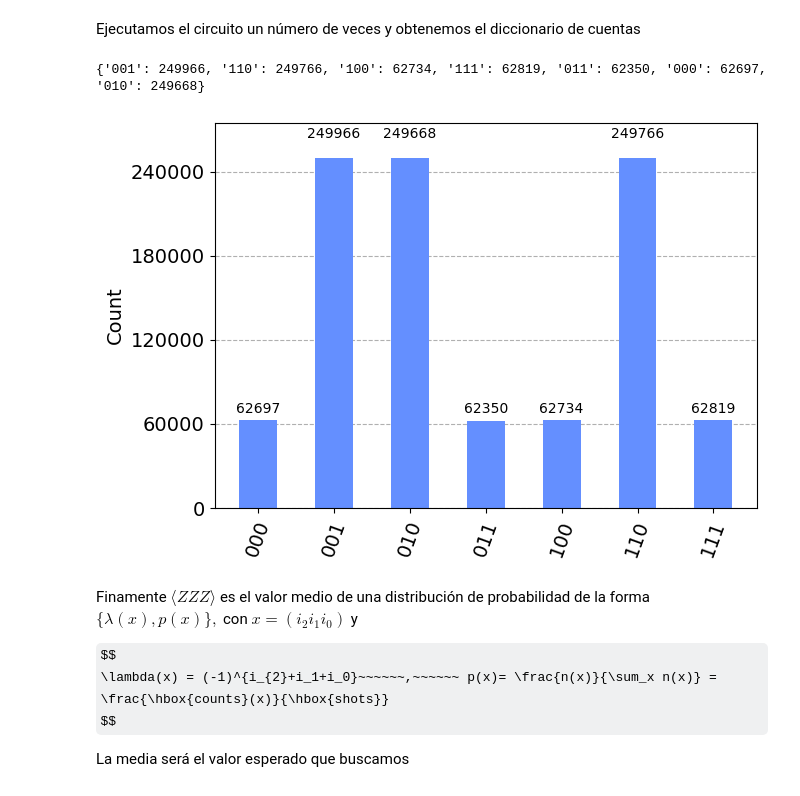
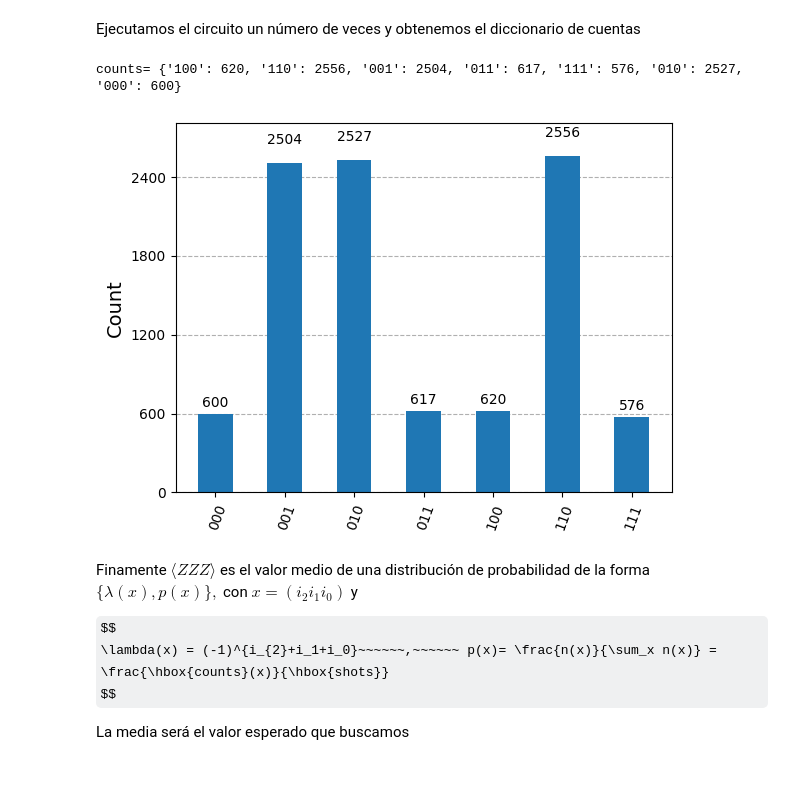
Before and after one commit to jamasole/FICC_notebook, a Jupyter notebook: 02_Cubits/026_El_Arte_de_Medir_II.ipynb, the cells around one changed output. Saved outputs shown, nothing was run; the diff lists cells and outputs as text; code cells hidden in the pictures; some formulas as TeX source.

```diff
--- a/02_Cubits/026_El_Arte_de_Medir_II.ipynb
+++ b/02_Cubits/026_El_Arte_de_Medir_II.ipynb
@@ -414,17 +427,18 @@ qc.draw(output='mpl')
 # %% [markdown]
 Ejecutamos el circuito un número de veces y obtenemos el diccionario de cuentas
 # %%
-nshots=1000000
+from qiskit_aer import AerSimulator
+nshots = 10000
 
 
 counts = AerSimulator().run(qc,shots=nshots).result().get_counts()
-print(counts)
+print("counts=", counts)
 
-from qiskit.tools.visualization import plot_histogram
+from qiskit.visualization import plot_histogram
 plot_histogram(counts)
 # %% [output]
-{'001': 249966, '110': 249766, '100': 62734, '111': 62819, '011': 62350, '000': 62697, '010': 249668}
+counts= {'100': 620, '110': 2556, '001': 2504, '011': 617, '111': 576, '010': 2527, '000': 600}
-[figure, old version]
+[figure, new version]
 # %% [markdown]
 Finamente $\langle ZZZ\rangle $ es el valor medio  de una distribución de probabilidad de la forma $\{\lambda(x),p(x)\},$ con $x=(i_2 i_1 i_0)$ y
 
```
Also changed, not shown: parts of 39 cells of this notebook, 26 other files.
